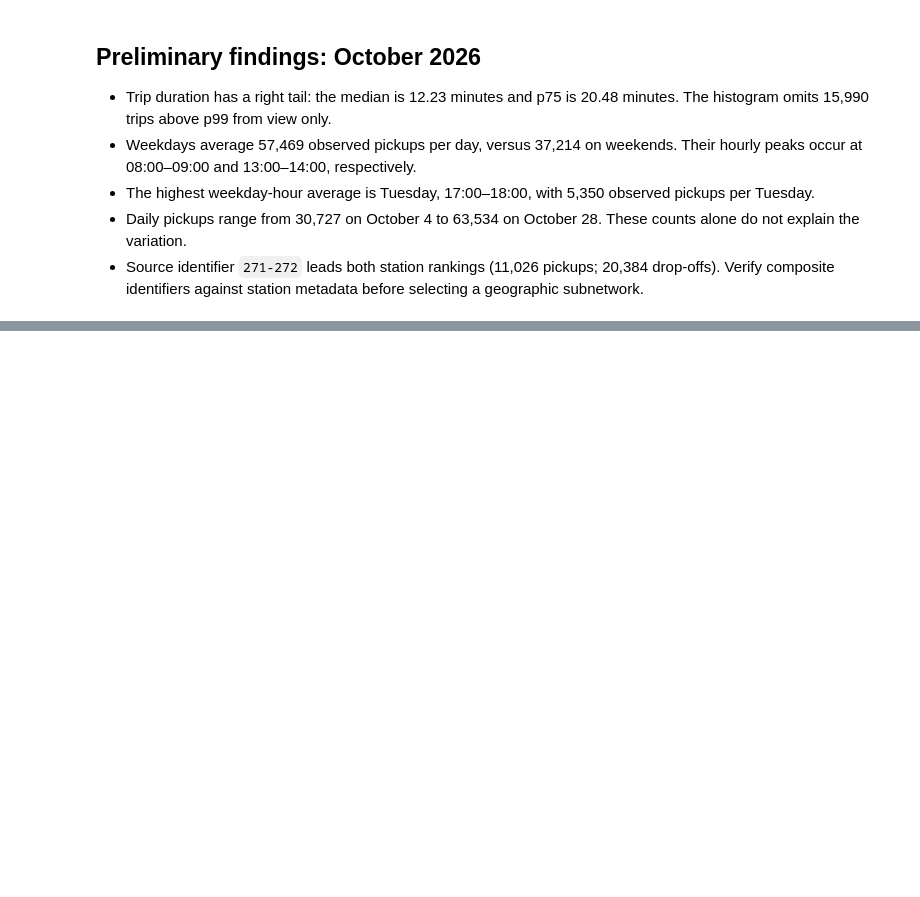
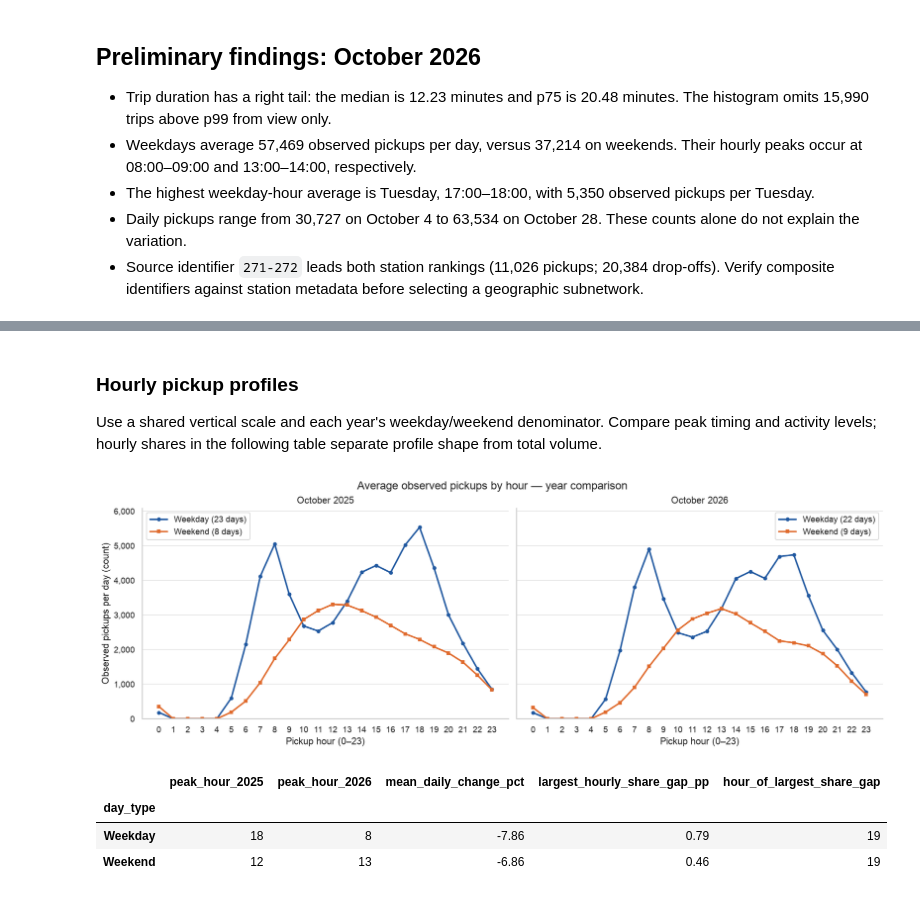
Before and after one commit to peperromitec/STOCHASTIC, a Jupyter notebook: stage1.ipynb, the cells around one changed output, grey strips where cells are left out. Saved outputs shown, nothing was run; the diff lists cells and outputs as text; code cells hidden in the pictures; blank space fills up the shorter version.

```diff
--- a/stage1.ipynb
+++ b/stage1.ipynb
@@ -568,0 +607,44 @@ plt.show()
+# %% [markdown]
+### Hourly pickup profiles
+
+Use a shared vertical scale and each year's weekday/weekend denominator. Compare peak timing and activity levels; hourly shares in the following table separate profile shape from total volume.
+# %%
+hourly_limit = max(data["hourly_average"].to_numpy().max() for data in comparison.values()) * 1.1
+fig, axes = plt.subplots(1, 2, figsize=(14, 4.8), sharey=True, layout="constrained")
+for ax, year in zip(axes, [2025, 2026]):
+    data = comparison[year]
+    # Look for matching peak hours and differences in the weekday/weekend profiles.
+    for weekend, label, marker in [(False, "Weekday", "o"), (True, "Weekend", "s")]:
+        ax.plot(range(24), data["hourly_average"].loc[weekend],
+                color=DAY_TYPE_COLORS[weekend], marker=marker, markersize=4, linewidth=2,
+                label=f"{label} ({data['days_by_type'].loc[weekend]} days)")
+    ax.set(title=f"October {year}", xlabel="Pickup hour (0–23)", ylim=(0, hourly_limit))
+    ax.set_xticks(range(24))
+    ax.yaxis.set_major_formatter(StrMethodFormatter("{x:,.0f}"))
+    ax.legend()
+axes[0].set_ylabel("Observed pickups per day (count)")
+fig.suptitle("Average observed pickups by hour — year comparison")
+plt.show()
+# %% [output]
+[figure, added]
+# %%
+profile_records = []
+for weekend, label in [(False, "Weekday"), (True, "Weekend")]:
+    old = comparison[2025]["hourly_average"].loc[weekend]
+    new = comparison[2026]["hourly_average"].loc[weekend]
+    # Normalize to hourly shares before comparing shape independently of volume.
+    share_gap = (comparison[2026]["hourly_share"].loc[weekend] - comparison[2025]["hourly_share"].loc[weekend]).abs()
+    profile_records.append({
+        "day_type": label,
+        "peak_hour_2025": old.idxmax(), "peak_hour_2026": new.idxmax(),
+        "mean_daily_change_pct": (new.sum() / old.sum() - 1) * 100,
+        "largest_hourly_share_gap_pp": share_gap.max() * 100,
+        "hour_of_largest_share_gap": share_gap.idxmax(),
+    })
+profile_comparison = pd.DataFrame(profile_records).set_index("day_type")
+profile_comparison.round(2)
+# %% [output]
+|  | peak_hour_2025 | peak_hour_2026 | mean_daily_change_pct | largest_hourly_share_gap_pp | hour_of_largest_share_gap |
+| day_type |  |  |  |  |  |
+| Weekday | 18 | 8 | -7.86 | 0.79 | 19 |
+| Weekend | 12 | 13 | -6.86 | 0.46 | 19 |
```
Also changed, not shown: parts of 52 cells of this notebook, 3 other files.
